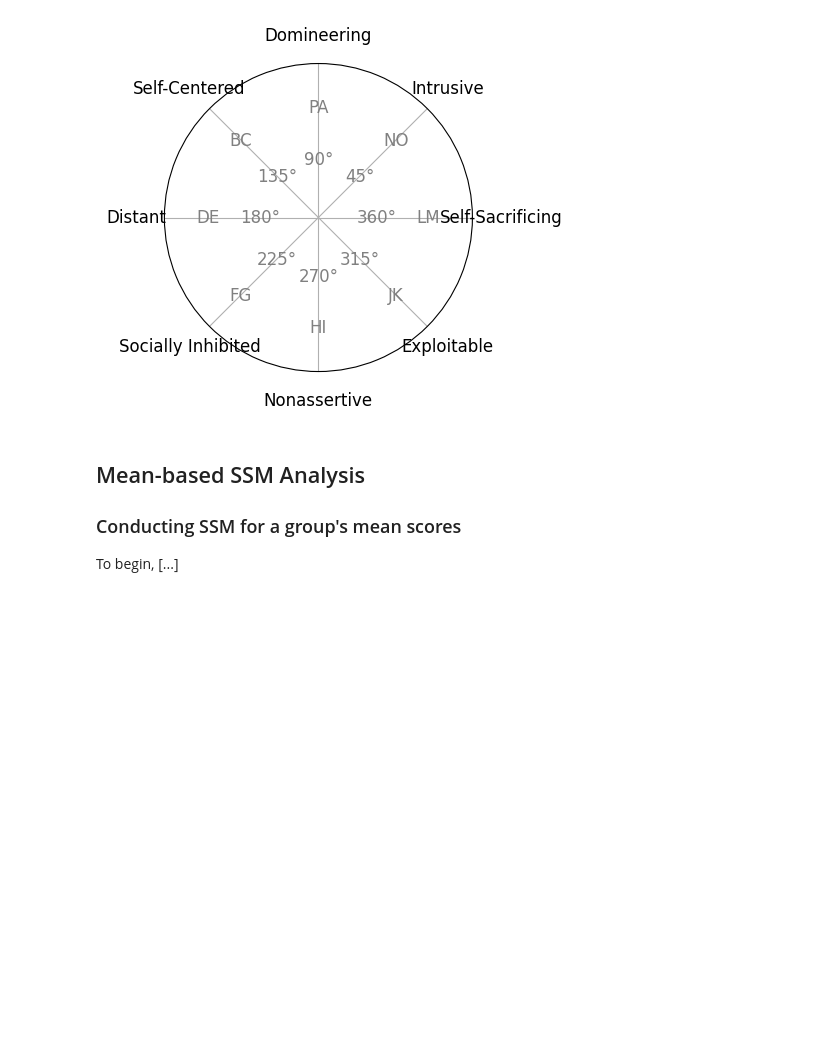
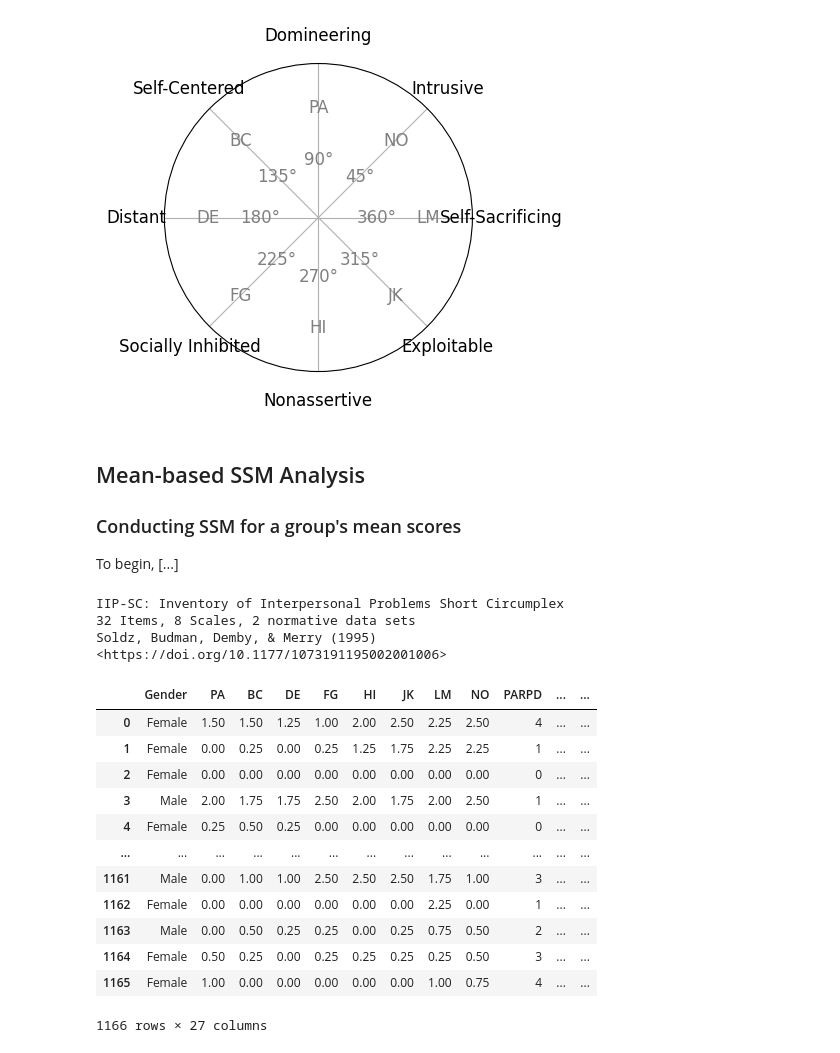
Before and after one commit to MitchellAcoustics/circumplex, a Jupyter notebook: docs/tutorials/Intro_to_SSM_Analysis.ipynb, the cells around one changed output. Cells and saved outputs as stored; diff of their text form; code cells hidden in the pictures; blank space fills up the shorter version.

```diff
--- a/docs/tutorials/Intro_to_SSM_Analysis.ipynb
+++ b/docs/tutorials/Intro_to_SSM_Analysis.ipynb
@@ -147,5 +147,38 @@ jz_data.demo_plot()
 ### Conducting SSM for a group's mean scores
 
 To begin, [...]
+# %%
+from circumplex.datasets import _jz2017_path
+jz2017s = circumplex.instrument.load_instrument('IIPSC')
+jz2017s.attach_data(pd.read_csv(_jz2017_path))
+# %% [output]
+IIP-SC: Inventory of Interpersonal Problems Short Circumplex
+32 Items, 8 Scales, 2 normative data sets
+Soldz, Budman, Demby, & Merry (1995)
+<https://doi.org/10.1177/1073191195002001006>
 # %%
-iipsc = circumplex.instrument.load_instrument('IIPSC')
+import numpy as np
+df = circumplex.utils.standardize(
+    data=jz2017s.data,
+    scales=jz2017s.scales,
+    angles=np.array((90, 135, 180, 225, 270, 315, 360, 45)),
+    instrument=circumplex.instrument.load_instrument('IIPSC'),
+    sample=1,
+)
+
+jz2017s = jz2017s.attach_data(df)
+jz2017s.data
+# %% [output]
+|  | Gender | PA | BC | DE | FG | HI | JK | LM | NO | PARPD | ... | ... |
+| 0 | Female | 1.50 | 1.50 | 1.25 | 1.00 | 2.00 | 2.50 | 2.25 | 2.50 | 4 | ... | ... |
+| 1 | Female | 0.00 | 0.25 | 0.00 | 0.25 | 1.25 | 1.75 | 2.25 | 2.25 | 1 | ... | ... |
+| 2 | Female | 0.00 | 0.00 | 0.00 | 0.00 | 0.00 | 0.00 | 0.00 | 0.00 | 0 | ... | ... |
+| 3 | Male | 2.00 | 1.75 | 1.75 | 2.50 | 2.00 | 1.75 | 2.00 | 2.50 | 1 | ... | ... |
+| 4 | Female | 0.25 | 0.50 | 0.25 | 0.00 | 0.00 | 0.00 | 0.00 | 0.00 | 0 | ... | ... |
+| ... | ... | ... | ... | ... | ... | ... | ... | ... | ... | ... | ... | ... |
+| 1161 | Male | 0.00 | 1.00 | 1.00 | 2.50 | 2.50 | 2.50 | 1.75 | 1.00 | 3 | ... | ... |
+| 1162 | Female | 0.00 | 0.00 | 0.00 | 0.00 | 0.00 | 0.00 | 2.25 | 0.00 | 1 | ... | ... |
+| 1163 | Male | 0.00 | 0.50 | 0.25 | 0.25 | 0.00 | 0.25 | 0.75 | 0.50 | 2 | ... | ... |
+| 1164 | Female | 0.50 | 0.25 | 0.00 | 0.25 | 0.25 | 0.25 | 0.25 | 0.50 | 3 | ... | ... |
+| 1165 | Female | 1.00 | 0.00 | 0.00 | 0.00 | 0.00 | 0.00 | 1.00 | 0.75 | 4 | ... | ... |
+1166 rows × 27 columns
```
Also changed, not shown: parts of 5 cells of this notebook, 5 other files.
